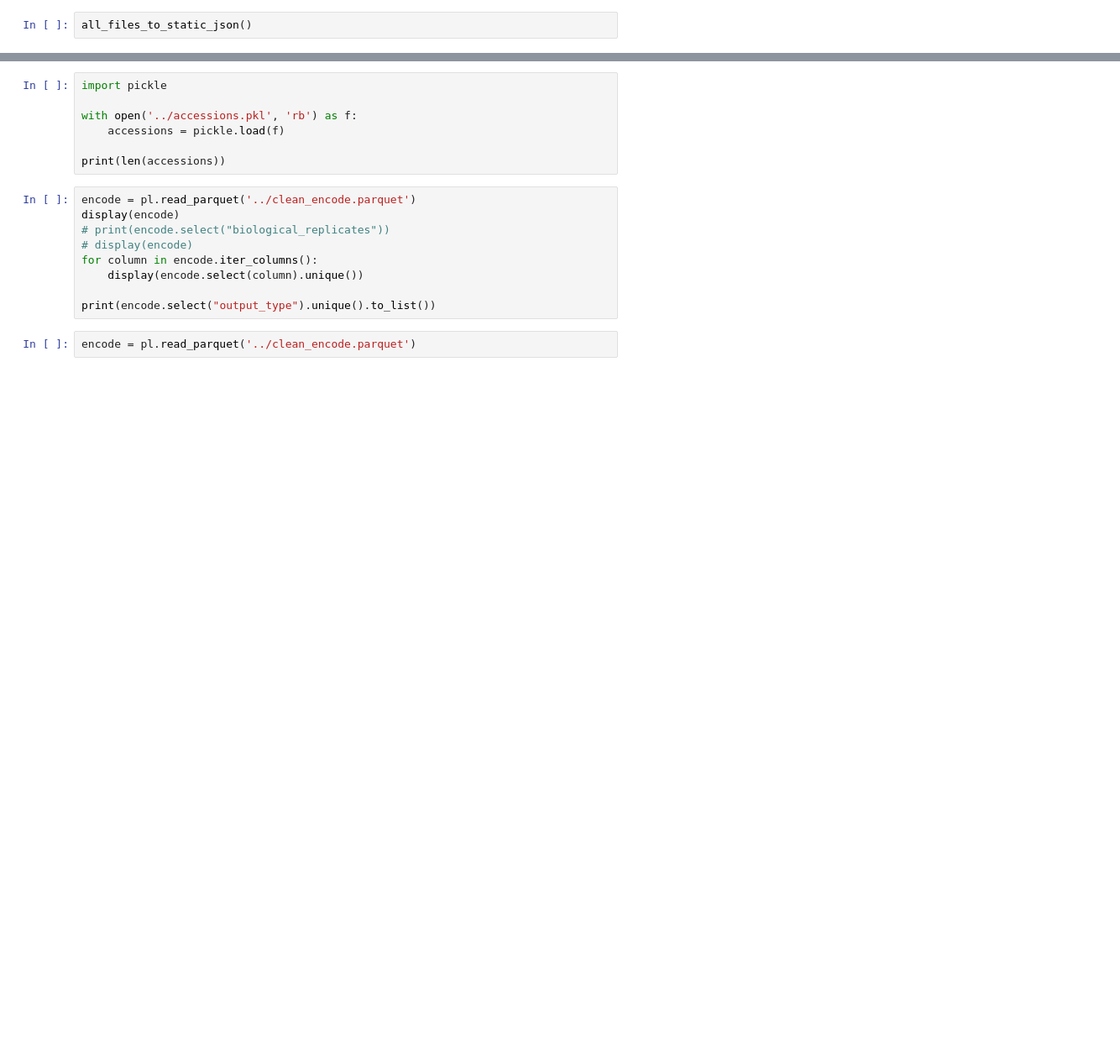
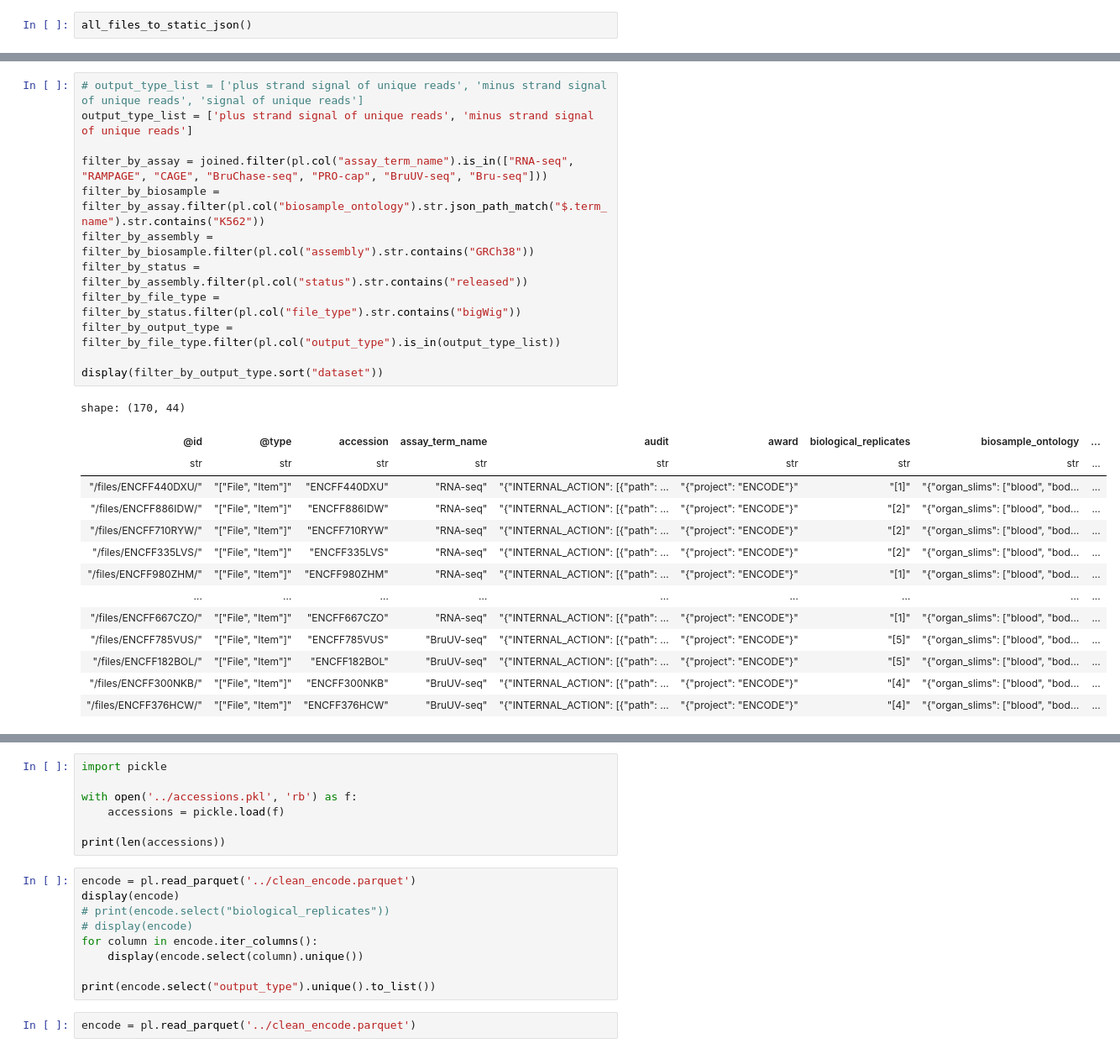
Before and after one commit to christian728504/download-encode, a Jupyter notebook: notebooks/get_experiment_total.ipynb, the cells around one changed output, grey strips where cells are left out. Shown at 84% size. Cells and saved outputs as stored; diff of their text form; blank space fills up the shorter version.

```diff
--- a/notebooks/get_experiment_total.ipynb
+++ b/notebooks/get_experiment_total.ipynb
@@ -53,0 +156,27 @@ ModuleNotFoundError: No module named 'download_encode'
+# %%
+# output_type_list = ['plus strand signal of unique reads', 'minus strand signal of unique reads', 'signal of unique reads']
+output_type_list = ['plus strand signal of unique reads', 'minus strand signal of unique reads']
+
+filter_by_assay = joined.filter(pl.col("assay_term_name").is_in(["RNA-seq", "RAMPAGE", "CAGE", "BruChase-seq", "PRO-cap", "BruUV-seq", "Bru-seq"]))
+filter_by_biosample = filter_by_assay.filter(pl.col("biosample_ontology").str.json_path_match("$.term_name").str.contains("K562"))
+filter_by_assembly = filter_by_biosample.filter(pl.col("assembly").str.contains("GRCh38"))
+filter_by_status = filter_by_assembly.filter(pl.col("status").str.contains("released"))
+filter_by_file_type = filter_by_status.filter(pl.col("file_type").str.contains("bigWig"))
+filter_by_output_type = filter_by_file_type.filter(pl.col("output_type").is_in(output_type_list))
+
+display(filter_by_output_type.sort("dataset"))
+# %% [output]
+shape: (170, 44)
+| @id | @type | accession | assay_term_name | audit | award | biological_replicates | biosample_ontology | ... |
+| str | str | str | str | str | str | str | str | ... |
+| "/files/ENCFF440DXU/" | "["File", "Item"]" | "ENCFF440DXU" | "RNA-seq" | "{"INTERNAL_ACTION": [{"path": … | "{"project": "ENCODE"}" | "[1]" | "{"organ_slims": ["blood", "bod… | ... |
+| "/files/ENCFF886IDW/" | "["File", "Item"]" | "ENCFF886IDW" | "RNA-seq" | "{"INTERNAL_ACTION": [{"path": … | "{"project": "ENCODE"}" | "[2]" | "{"organ_slims": ["blood", "bod… | ... |
+| "/files/ENCFF710RYW/" | "["File", "Item"]" | "ENCFF710RYW" | "RNA-seq" | "{"INTERNAL_ACTION": [{"path": … | "{"project": "ENCODE"}" | "[2]" | "{"organ_slims": ["blood", "bod… | ... |
+| "/files/ENCFF335LVS/" | "["File", "Item"]" | "ENCFF335LVS" | "RNA-seq" | "{"INTERNAL_ACTION": [{"path": … | "{"project": "ENCODE"}" | "[2]" | "{"organ_slims": ["blood", "bod… | ... |
+| "/files/ENCFF980ZHM/" | "["File", "Item"]" | "ENCFF980ZHM" | "RNA-seq" | "{"INTERNAL_ACTION": [{"path": … | "{"project": "ENCODE"}" | "[1]" | "{"organ_slims": ["blood", "bod… | ... |
+| … | … | … | … | … | … | … | … | ... |
+| "/files/ENCFF667CZO/" | "["File", "Item"]" | "ENCFF667CZO" | "RNA-seq" | "{"INTERNAL_ACTION": [{"path": … | "{"project": "ENCODE"}" | "[1]" | "{"organ_slims": ["blood", "bod… | ... |
+| "/files/ENCFF785VUS/" | "["File", "Item"]" | "ENCFF785VUS" | "BruUV-seq" | "{"INTERNAL_ACTION": [{"path": … | "{"project": "ENCODE"}" | "[5]" | "{"organ_slims": ["blood", "bod… | ... |
+| "/files/ENCFF182BOL/" | "["File", "Item"]" | "ENCFF182BOL" | "BruUV-seq" | "{"INTERNAL_ACTION": [{"path": … | "{"project": "ENCODE"}" | "[5]" | "{"organ_slims": ["blood", "bod… | ... |
+| "/files/ENCFF300NKB/" | "["File", "Item"]" | "ENCFF300NKB" | "BruUV-seq" | "{"INTERNAL_ACTION": [{"path": … | "{"project": "ENCODE"}" | "[4]" | "{"organ_slims": ["blood", "bod… | ... |
+| "/files/ENCFF376HCW/" | "["File", "Item"]" | "ENCFF376HCW" | "BruUV-seq" | "{"INTERNAL_ACTION": [{"path": … | "{"project": "ENCODE"}" | "[4]" | "{"organ_slims": ["blood", "bod… | ... |
```
Also changed, not shown: parts of 15 cells of this notebook, 3 other files.
